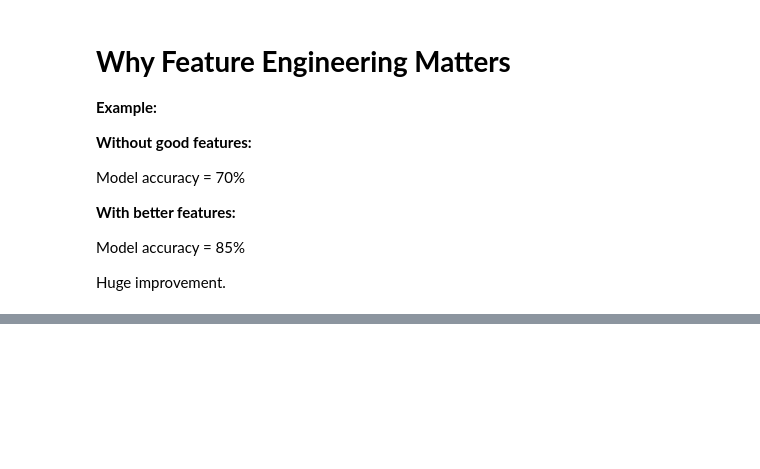
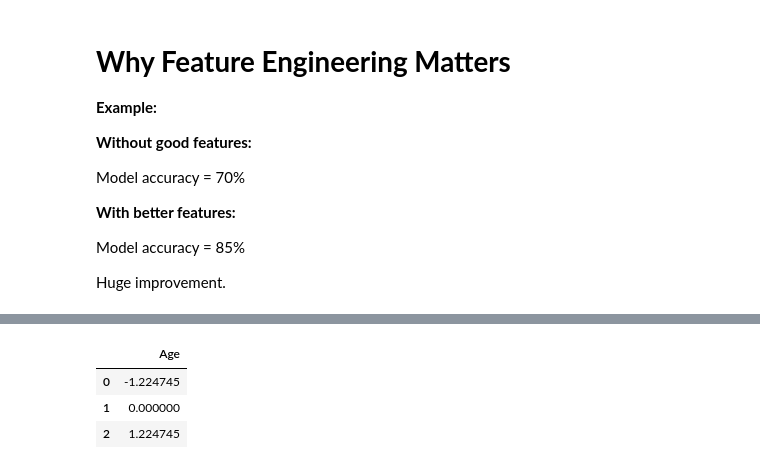
Before and after one commit to iamkhan49/Machine-Learning, a Jupyter notebook: Machine_Learning.ipynb, the cells around one changed output, grey strips where cells are left out. Cells and saved outputs as stored; diff of their text form; code cells hidden in the pictures; blank space fills up the shorter version.

```diff
--- a/Machine_Learning.ipynb
+++ b/Machine_Learning.ipynb
@@ -1095,0 +1380,9 @@ Huge improvement.
+# %%
+scaler = StandardScaler()
+df["Age"] = scaler.fit_transform(df[["Age"]])
+df
+# %% [output]
+|  | Age |
+| 0 | -1.224745 |
+| 1 | 0.000000 |
+| 2 | 1.224745 |
```
Also changed, not shown: parts of 18 cells of this notebook.
